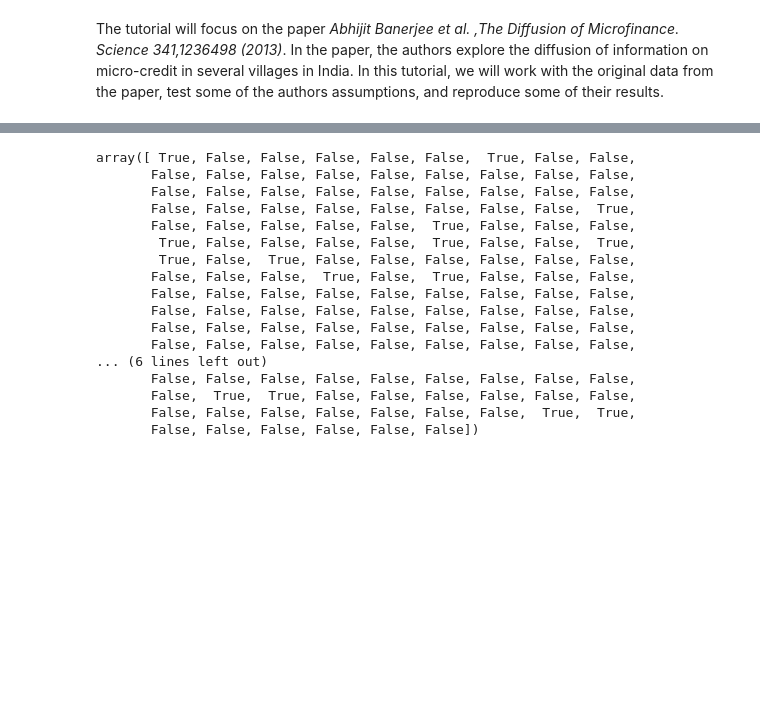
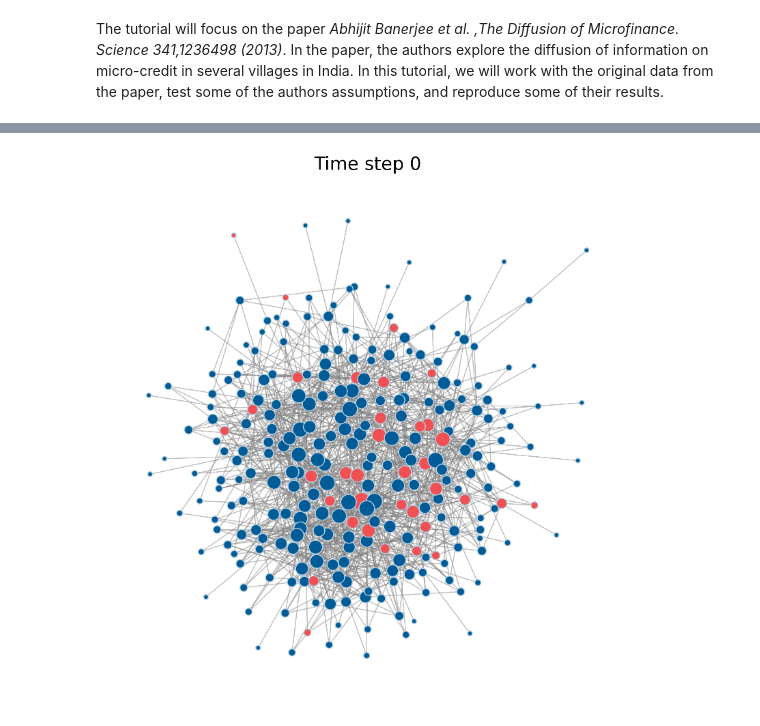
Before and after one commit to lucamungo/ossen23-tutorial-2, a Jupyter notebook: OSSEN23-MF-tutorial-solutions.ipynb, the cells around one changed output, grey strips where cells are left out. Drawn from its saved outputs; the diff is of its cells as text; code cells hidden in the pictures; blank space fills up the shorter version.

```diff
--- a/OSSEN23-MF-tutorial-solutions.ipynb
+++ b/OSSEN23-MF-tutorial-solutions.ipynb
@@ -314,7 +314,7 @@ qN = 0.05
 qP = 0.35
 
 
-def diffusion_InformationModel(village_num, qN, qP, A, leaders, T, leadapt=leadapt):
+def diffusion_InformationModel(village_num, qN, qP, A, seeds, T, leadapt=leadapt):
     """
     Diffusion information model with endorsement. Simpler version of the model in the paper.
     qN: probability of non-infected to transmit the innovation
@@ -328,7 +328,7 @@ def diffusion_InformationModel(village_num, qN, qP, A, leaders, T, leadapt=leada
     infected = np.zeros(N, dtype=bool)  # Nobody has been infected yet.
     infectedbefore = np.zeros(N, dtype=bool)  # Nobody has been infected yet.
     contagiousbefore = np.zeros(N, dtype=bool)  # People who were contagious before
-    contagious = np.array(leaders).astype(bool)  # Newly informed/contagious.
+    contagious = np.array(seeds).astype(bool)  # Newly informed/contagious.
     dynamicInfection = []  # Will be a vector that tracks the infection rate for the number of periods it takes place
 
     contagious_at_t = np.zeros((T, N), dtype=bool)
@@ -360,7 +360,8 @@ def diffusion_InformationModel(village_num, qN, qP, A, leaders, T, leadapt=leada
     return contagious_at_t, infected_at_t
 
 
-contagious_at_t, infected_at_t = diffusion_InformationModel(1, qN, qP, adjmats[1], leaders_mask[1], 100, leadapt=leadapt)
+village_num = 2
+contagious_at_t, infected_at_t = diffusion_InformationModel(village_num, qN, qP, adjmats[village_num], leaders_mask[village_num], 20, leadapt=leadapt)
 # %%
 # Make an animation of the diffusion process. Plot the network at each time step and color the nodes according to their state.
 # The state is in contagious_at_t
@@ -369,11 +370,11 @@ from IPython.display import HTML
 from matplotlib import animation
 
 # Compute nodes positions using spring layout
-pos = nx.kamada_kawai_layout(graphs[1])
+pos = nx.kamada_kawai_layout(graphs[2])
 
-# First, let's make a function that plots the network at time t
-def plot_network_t(t, graph_num, adjmats, graphs, pos, contagious_at_t, infected_at_t):
-    fig, ax = plt.subplots(figsize=(10, 10), dpi=200)
+# Define the function to plot network at time t
+def plot_network_t(t, graph_num, adjmats, graphs, pos, contagious_at_t, infected_at_t, ax):
+    ax.clear()  # Clear the current plot
 
     node_color = np.array([niceblue] * len(contagious_at_t[t, :]))
     node_color[contagious_at_t[t, :]] = nicered
@@ -399,26 +400,25 @@ def plot_network_t(t, graph_num, adjmats, graphs, pos, contagious_at_t, infected
         width=1,
         alpha=0.5,
         ax=ax
-)
+    )
 
     # Remove the axis
-    plt.axis("off")
+    ax.axis("off")
     # Set the title
-    plt.title("Time step {}".format(t))
-    # Show the plot
-    plt.show()
+    ax.set_title("Time step {}".format(t))
 
-# Now, let's make an animation
-fig, ax = plt.subplots(figsize=(16, 9))
-# Plot the initial network
-plot_network_t(t=0, graph_num=1, adjmats=adjmats, graphs=graphs, pos=pos, contagious_at_t=contagious_at_t, infected_at_t=infected_at_t)
-# Make the animation
+# Create a figure
+fig, ax = plt.subplots(figsize=(10, 10), dpi=200)
+
+# Create an animation
 anim = animation.FuncAnimation(
     fig,
     plot_network_t,
-    frames=range(1, 100),
+    frames=range(contagious_at_t.shape[0]),
     interval=1000,
-    fargs=(1, adjmats, graphs, pos, contagious_at_t, infected_at_t),
+    fargs=(2, adjmats, graphs, pos, contagious_at_t, infected_at_t, ax),
 )
+
 # Display the animation
 HTML(anim.to_html5_video())
+# %% [output]
@@ -425,20 +426 @@ HTML(anim.to_html5_video())
+[figure, added]
-# %%
-contagious_at_t[0, :]
-# %% [output]
-array([ True, False, False, False, False, False,  True, False, False,
-       False, False, False, False, False, False, False, False, False,
-       False, False, False, False, False, False, False, False, False,
-       False, False, False, False, False, False, False, False,  True,
-       False, False, False, False, False,  True, False, False, False,
-        True, False, False, False, False,  True, False, False,  True,
-        True, False,  True, False, False, False, False, False, False,
-       False, False, False,  True, False,  True, False, False, False,
-       False, False, False, False, False, False, False, False, False,
-       False, False, False, False, False, False, False, False, False,
-       False, False, False, False, False, False, False, False, False,
-       False, False, False, False, False, False, False, False, False,
-... (6 lines left out)
-       False, False, False, False, False, False, False, False, False,
-       False,  True,  True, False, False, False, False, False, False,
-       False, False, False, False, False, False, False,  True,  True,
-       False, False, False, False, False, False])
```
Also changed, not shown: parts of 1 cell of this notebook, 1 other file.
